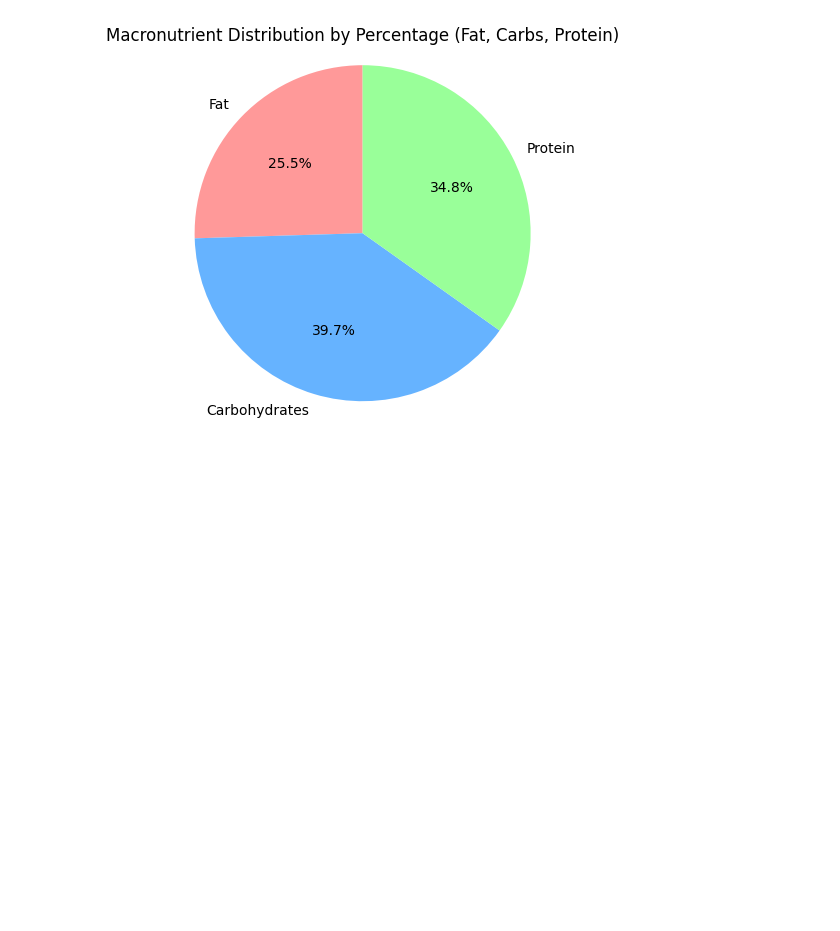
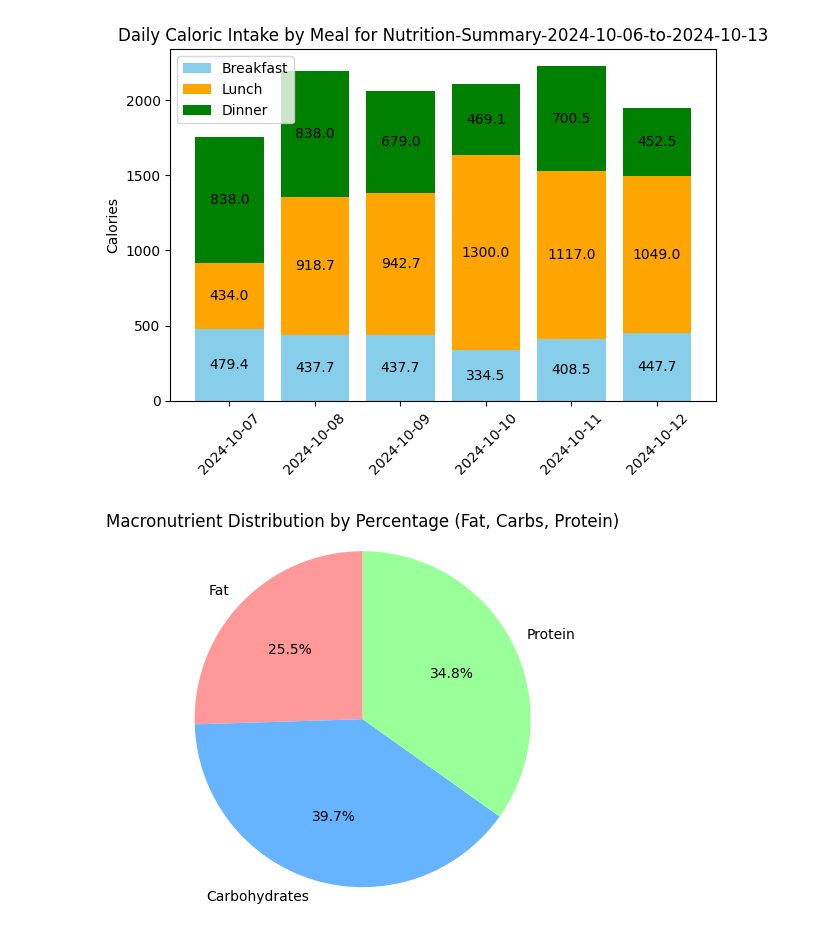
Before and after one commit to cris7ian/fitness, a Jupyter notebook: fitness.ipynb, the cells around one changed output. Cells and saved outputs as stored; diff of their text form; code cells hidden in the pictures; blank space fills up the shorter version.

```diff
--- a/fitness.ipynb
+++ b/fitness.ipynb
@@ -18,65 +39,49 @@ grasas y 35% carbohidratos.
 # %%
-import pandas as pd
-import matplotlib.pyplot as plt
-import glob
-import os
+# Now the 'data' variable contains all the aggregated data from the CSV files
+# Group data by Date and Meal, summing the calories for each meal type per day
+daily_data = data.pivot_table(index='Date', columns='Meal', values='Calories', aggfunc='sum').fillna(0)
 
-# Path to the folder containing the CSV files
-folder_path = './logs/'
+# Data for plotting
+days = daily_data.index
+breakfast = daily_data.get('Breakfast', [0] * len(days))
+lunch = daily_data.get('Lunch', [0] * len(days))
+dinner = daily_data.get('Dinner', [0] * len(days))
 
-# Get all CSV files that start with "Nutrition-Summary" from the folder
-csv_files = glob.glob(os.path.join(folder_path, "Nutrition-Summary*.csv"))
+# Create the stacked bar chart for this week's data
+fig, ax = plt.subplots()
 
-# Iterate over the list of CSV files and process each one separately
-for file in csv_files:
-    # Extract the week from the file name (optional, for clarity)
-    week = os.path.basename(file).replace(".csv", "")
+bars_breakfast = ax.bar(days, breakfast, label='Breakfast', color='skyblue')
+bars_lunch = ax.bar(days, lunch, bottom=breakfast, label='Lunch', color='orange')
+bars_dinner = ax.bar(days, dinner, bottom=breakfast + lunch, label='Dinner', color='green')
 
-    # Read the current CSV file
-    data = pd.read_csv(file)
+# Add labels and title
+ax.set_ylabel('Calories')
+ax.set_title(f'Daily Caloric Intake by Meal for {week}')
+ax.legend()
 
-    # Group data by Date and Meal, summing the calories for each meal type per day
-    daily_data = data.pivot_table(index='Date', columns='Meal', values='Calories', aggfunc='sum').fillna(0)
+# Add numbers on the bars for Breakfast
+for bar, value in zip(bars_breakfast, breakfast):
+    height = bar.get_height()
+    ax.text(bar.get_x() + bar.get_width() / 2, height / 2, f'{value:.1f}', ha='center', va='center')
 
-    # Data for plotting
-    days = daily_data.index
-    breakfast = daily_data.get('Breakfast', [0] * len(days))
-    lunch = daily_data.get('Lunch', [0] * len(days))
-    dinner = daily_data.get('Dinner', [0] * len(days))
+# Add numbers on the bars for Lunch
+for bar, value, base in zip(bars_lunch, lunch, breakfast):
+    height = bar.get_height()
+    ax.text(bar.get_x() + bar.get_width() / 2, base + height / 2, f'{value:.1f}', ha='center', va='center')
 
-    # Create the stacked bar chart for this week's data
-    fig, ax = plt.subplots()
+# Add numbers on the bars for Dinner
+for bar, value, base in zip(bars_dinner, dinner, breakfast + lunch):
+    height = bar.get_height()
+    ax.text(bar.get_x() + bar.get_width() / 2, base + height / 2, f'{value:.1f}', ha='center', va='center')
 
-    bars_breakfast = ax.bar(days, breakfast, label='Breakfast', color='skyblue')
-    bars_lunch = ax.bar(days, lunch, bottom=breakfast, label='Lunch', color='orange')
-    bars_dinner = ax.bar(days, dinner, bottom=breakfast + lunch, label='Dinner', color='green')
+# Rotate x-ticks for better readability
+plt.xticks(rotation=45)
+plt.tight_layout()
 
-    # Add labels and title
-    ax.set_ylabel('Calories')
-    ax.set_title(f'Daily Caloric Intake by Meal for {week}')
-    ax.legend()
-
-    # Add numbers on the bars for Breakfast
-    for bar, value in zip(bars_breakfast, breakfast):
-        height = bar.get_height()
-        ax.text(bar.get_x() + bar.get_width() / 2, height / 2, f'{value:.1f}', ha='center', va='center')
-
-    # Add numbers on the bars for Lunch
-    for bar, value, base in zip(bars_lunch, lunch, breakfast):
-        height = bar.get_height()
-        ax.text(bar.get_x() + bar.get_width() / 2, base + height / 2, f'{value:.1f}', ha='center', va='center')
-
-    # Add numbers on the bars for Dinner
-    for bar, value, base in zip(bars_dinner, dinner, breakfast + lunch):
-        height = bar.get_height()
-        ax.text(bar.get_x() + bar.get_width() / 2, base + height / 2, f'{value:.1f}', ha='center', va='center')
-
-    # Rotate x-ticks for better readability
-    plt.xticks(rotation=45)
-    plt.tight_layout()
-
-    # Show the plot for this week
-    plt.show()
+# Show the plot for this week
+plt.show()
+# %% [output]
+[figure, added]
 # %%
 # Sum the total grams of Fat, Carbohydrates, and Protein across all meals
 total_fat = data['Fat (g)'].sum()
```
Also changed, not shown: parts of 2 cells of this notebook.
